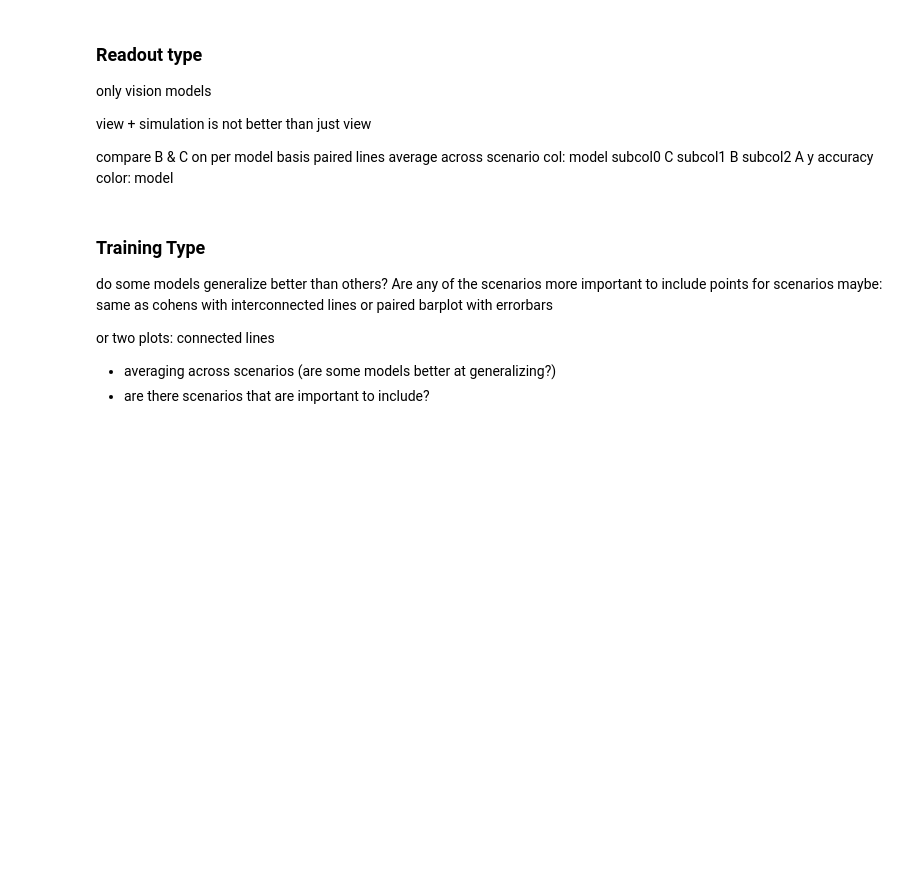
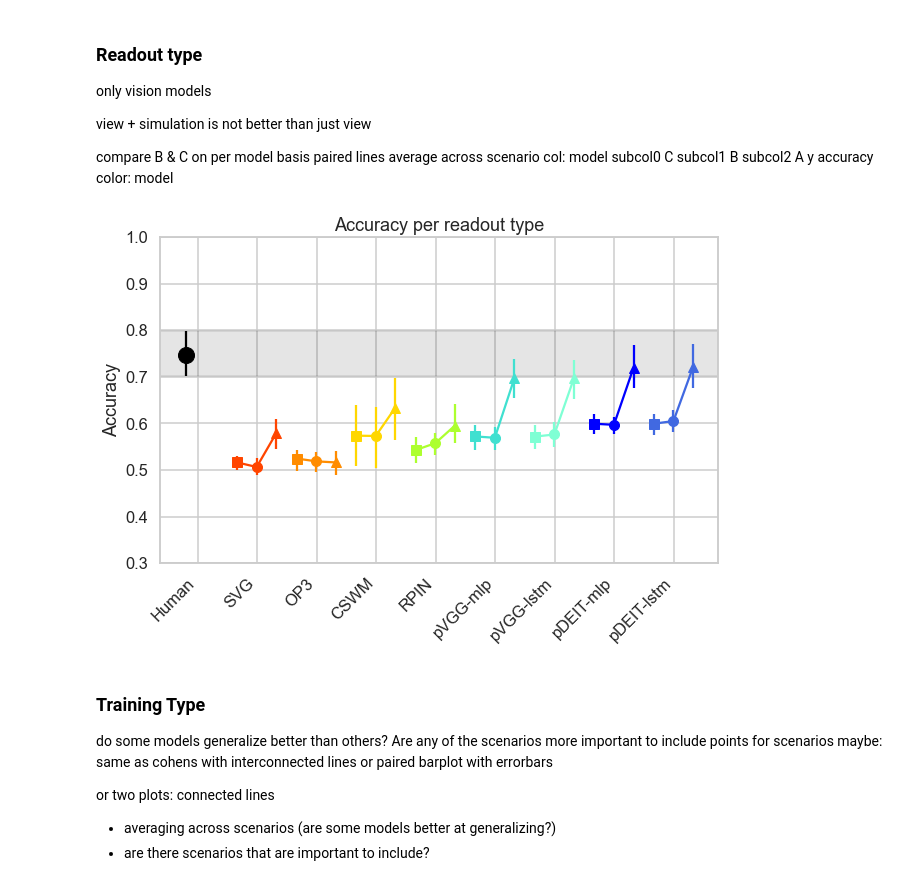
Before and after one commit to cogtoolslab/physics-benchmarking-neurips2021, a Jupyter notebook: analysis/paper_plots.ipynb, the cells around one changed output. Saved outputs shown, nothing was run; the diff lists cells and outputs as text; code cells hidden in the pictures; blank space fills up the shorter version.

```diff
--- a/analysis/paper_plots.ipynb
+++ b/analysis/paper_plots.ipynb
@@ -422,7 +428,7 @@ for si,scenario in enumerate(SCENARIOS):
 #               ms=MARKER_SIZE)
     #plot model data
     for x,(model,model_name) in enumerate(MODELS.items()):
-        axis.plot(x+si*SCEN_SHIFT,MH[(MH['scenario']==scenario) & (MH['Model Kind'] == model)]['RMSE_mean'],
+        axis.plot(x+si*SCEN_SHIFT,MH_both[(MH_both['scenario']==scenario) & (MH_both['Model Kind'] == model)]['RMSE_mean'],
                   marker=ICONS[scenario],
                   fillstyle='full',
                   markerfacecolor=COLORS[model_name],
@@ -445,7 +451,7 @@ for si,scenario in enumerate(SCENARIOS):
 # )
 ## models
 for x,(model,model_name) in enumerate(MODELS.items()):
-    mean,lb,ub,_,_ = bootstrap_means(MH[(MH['Model Kind'] == model)]['RMSE_mean'])
+    mean,lb,ub,_,_ = bootstrap_means(MH_both[(MH_both['Model Kind'] == model)]['RMSE_mean'])
     axis.errorbar(x-.2,mean,([abs(mean-lb)],[abs(mean-ub)]),
       marker="o",
       color=COLORS[model_name],
@@ -454,7 +460,7 @@ for x,(model,model_name) in enumerate(MODELS.items()):
 
 #add labels
 axis.set_xticks(np.arange(len(MODELS)))
-axis.set_xticklabels(list(MODELS.values()),rotation=90)
+axis.set_xticklabels(list(MODELS.values()),rotation=45,ha='right')
 axis.set_title("Model to average human distance")
 axis.set_ylabel("Distance")
 # axis.set_ybound((0,0.08))
@@ -477,6 +483,66 @@ col: model
     subcol2 A
 y accuracy
 color: model
+# %%
+# get the models we have more than one readout type for
+readout_models = [m for m,c in (MH_readouts.groupby('Model Kind')['Readout Type'].nunique()).items() if c >= 2]
+# %%
+MODELS_readout = {key:value for key,value in MODELS.items() if key in readout_models}
+# %%
+READOUTS = ["C","B","A"]
+
+READOUT_MARKER = {
+    'A': '^',
+    'B': 'o',
+    'C': 's'
+}
+# %%
+fig, axis = plt.subplots(figsize=(10,6))
+
+# human zone
+## human
+mean_human,lb_human,ub_human,_,_ = bootstrap_means(AH['obs_mean'])
+axis.axhspan(lb_human,ub_human,
+              color="black",
+               alpha=0.1)
+
+#plot means
+## human
+lb_human = abs(mean_human - lb_human) #as we error relative to mean
+ub_human = abs(mean_human - ub_human)
+axis.errorbar(0-.2,mean_human,
+              yerr=([lb_human],[ub_human]),
+              label="Human",
+              color="black",
+              marker = "o",
+              ms=MARKER_SIZE*MEAN_MULTIPLIER)
+## models
+for x,(model,model_name) in enumerate(MODELS_readout.items()):
+    means = []
+    lbs = []
+    ubs = []
+    for o,readout in enumerate(READOUTS):
+        mean,lb,ub,_,_ = bootstrap_means(MH_readouts[(MH_readouts['Model Kind'] == model)&
+                                                     (MH_readouts['Readout Type'] == readout)]['model_correct'])
+        lb = abs(mean-lb); ub = abs(mean-ub);
+        means.append(mean); lbs.append(lb), ubs.append(ub)
+        axis.errorbar(x+.66+0.33 * o,mean,([lb],[ub]),
+          marker=READOUT_MARKER[readout],
+          color=COLORS[model_name],
+          label=model_name,
+          ms=10)
+    plt.plot([x+.66+0.33 * o for o in range(len(means))],means,color=COLORS[model_name])
+
+#add labels
+axis.set_xticks(np.arange(len(MODELS_readout)+1))
+axis.set_xticklabels(["Human"] + list(MODELS_readout.values()),rotation=45,ha='right')
+axis.set_title("Accuracy per readout type")
+axis.set_ylabel("Accuracy")
+axis.set_ybound((0.3,1))
+plt.savefig(os.path.join(plot_dir,"human_model_readout_accuracy.pdf"),bbox_inches='tight')
+plt.show()
+# %% [output]
+[figure, added]
 # %% [markdown]
 ### Training Type
 do some models generalize better than others? Are any of the scenarios more important to include
```
Also changed, not shown: parts of 20 cells of this notebook.
